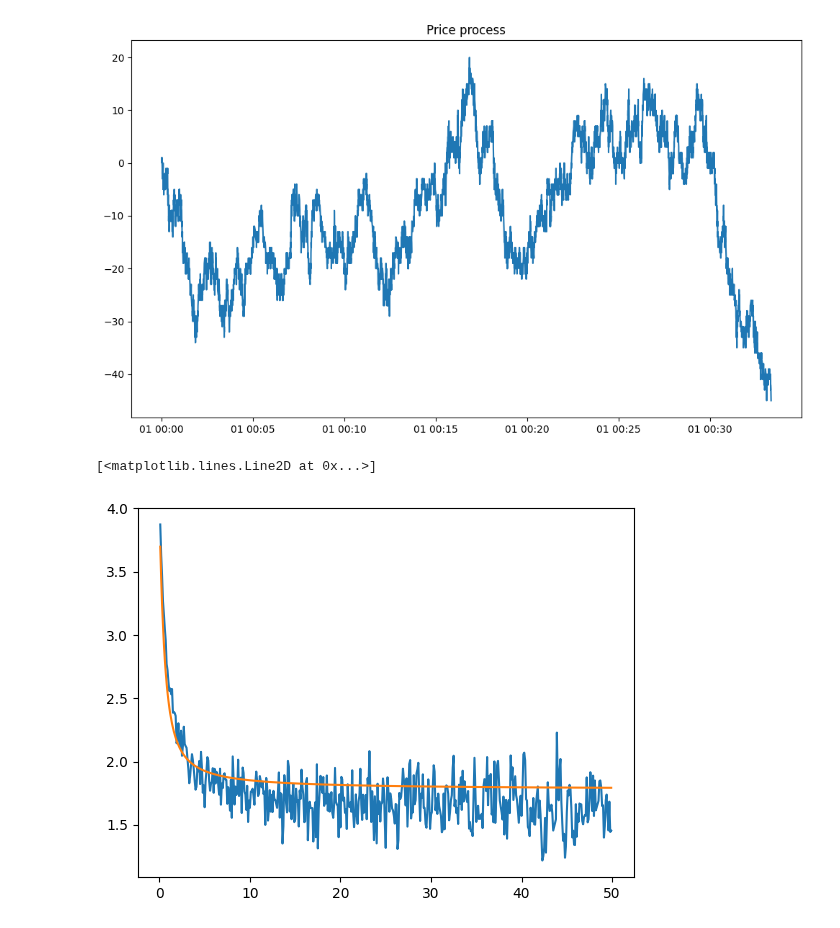
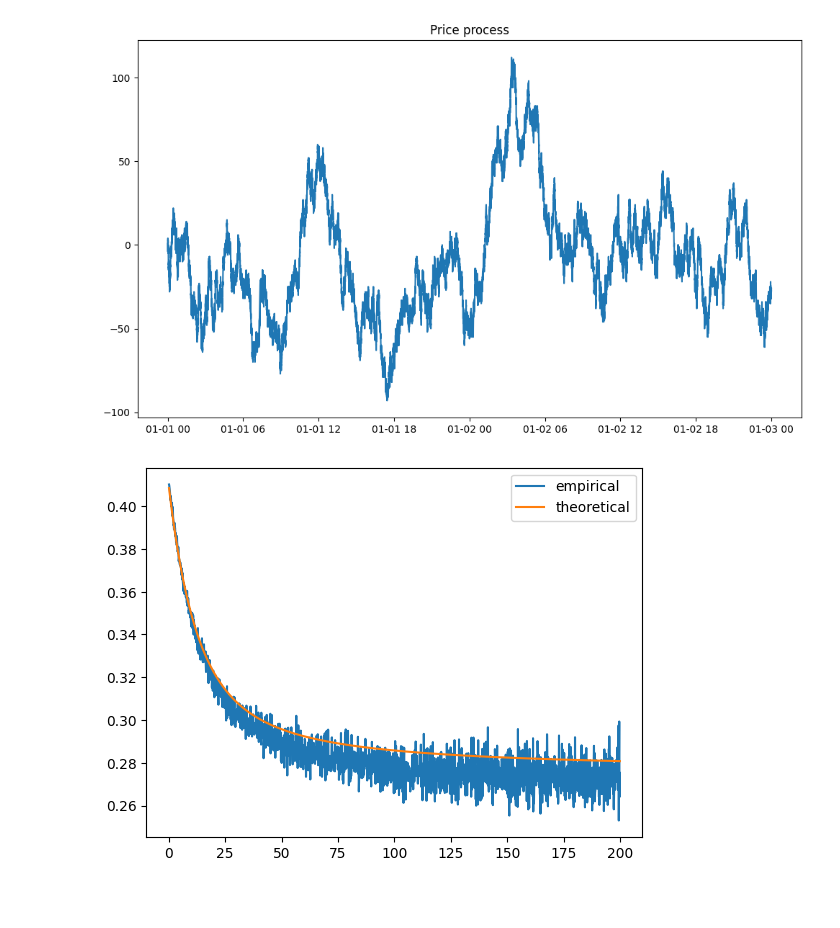
Before and after one commit to gaetanX21/hf-volatility, a Jupyter notebook: src/notebooks/playground/gaetan/PP_modelling.ipynb, the cells around one changed output. Saved outputs shown, nothing was run; the diff lists cells and outputs as text; code cells hidden in the pictures; blank space fills up the shorter version.

```diff
--- a/src/notebooks/playground/gaetan/PP_modelling.ipynb
+++ b/src/notebooks/playground/gaetan/PP_modelling.ipynb
@@ -6,9 +10,11 @@ import matplotlib.pyplot as plt
 # %%
-mu, alpha, beta = 1, 1, 2
-theta = mu, alpha, beta
-pp = simulate.PriceProcess(*theta)
-T = 2000
-ts = pp.simulate(T)
-pp.plot(ts)
+# mu, alpha, beta = 0.16, 0.024, 0.11
+# theta = mu, alpha, beta
+# pp = simulate.PriceProcess(*theta)
+# T = 60*60*48 # 48 hours
+# ts = pp.simulate(T)
+# # save to csv
+# ts.to_csv('pp_48h.csv')
+# pp.plot(ts)
 # %% [output]
-[figure, old version]
+[figure, new version]
@@ -24,11 +21,14 @@ def C_th(theta):
 # %%
-taus = misc.range_timedelta(100, 50000, 100, 'ms')
-C_values = [misc.C_func(ts, tau) for tau in taus]
-C = C_th(theta)
-C_th = [C(tau.total_seconds()) for tau in taus]
+taus = misc.range_timedelta(100, 200000, 100, 'ms')
 
-plt.plot(taus.dt.total_seconds(), C_values)
-plt.plot(taus.dt.total_seconds(), C_th)
+C_emp_values = [misc.C_emp(ts, tau) for tau in taus]
+C_th_func = misc.C_th(theta)
+C_th_values = [C_th_func(tau.total_seconds()) for tau in taus]
+
+plt.figure()
+plt.plot(taus.dt.total_seconds(), C_emp_values, label='empirical')
+plt.plot(taus.dt.total_seconds(), C_th_values, label='theoretical')
+plt.legend()
+plt.show()
 # %% [output]
-[<matplotlib.lines.Line2D at 0x...>]
-[figure, old version]
+[figure, new version]
```
Also changed, not shown: parts of 2 cells of this notebook, 3 other files.
